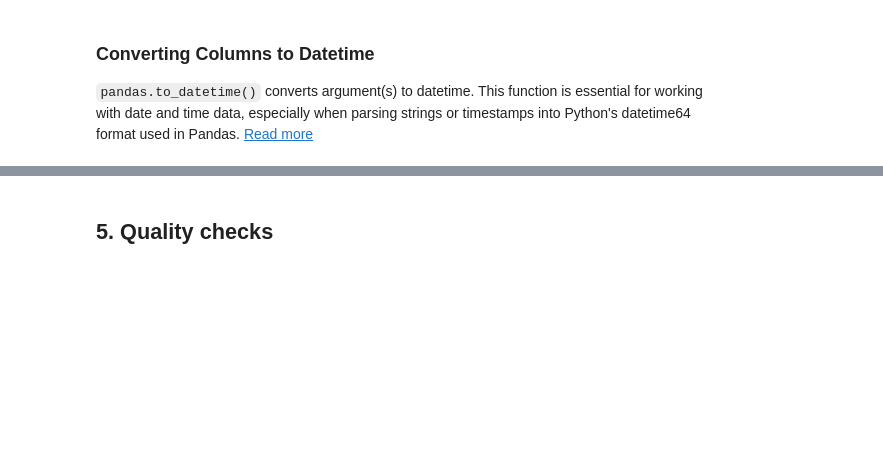
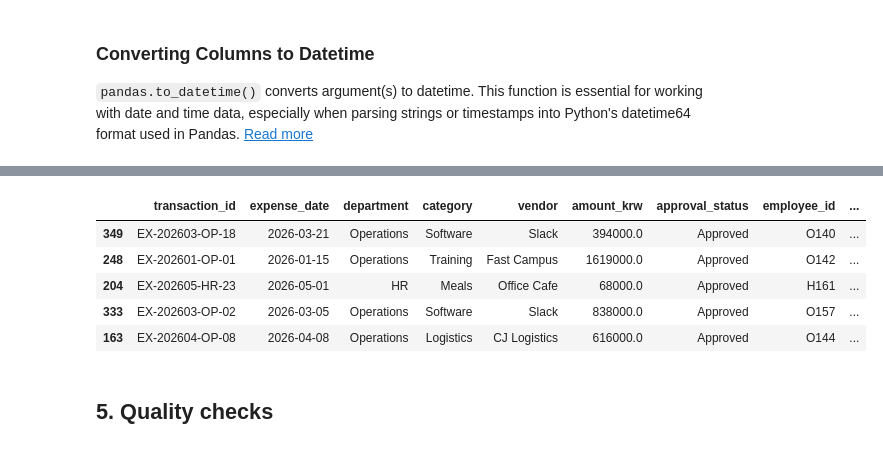
Before and after one commit to Colin7537/Programming-for-Analytics_ChanjoongKim, a Jupyter notebook: session4_exercise.ipynb, the cells around one changed output, grey strips where cells are left out. Cells and saved outputs as stored; diff of their text form; code cells hidden in the pictures; blank space fills up the shorter version.

```diff
--- a/session4_exercise.ipynb
+++ b/session4_exercise.ipynb
@@ -343,5 +397,12 @@ transformed_df['amount_krw'] = pd.to_numeric(
 # %%
-transformed_df.head()
+transformed_df.sample(5)
+# %% [output]
+|  | transaction_id | expense_date | department | category | vendor | amount_krw | approval_status | employee_id | ... |
+| 349 | EX-202603-OP-18 | 2026-03-21 | Operations | Software | Slack | 394000.0 | Approved | O140 | ... |
+| 248 | EX-202601-OP-01 | 2026-01-15 | Operations | Training | Fast Campus | 1619000.0 | Approved | O142 | ... |
+| 204 | EX-202605-HR-23 | 2026-05-01 | HR | Meals | Office Cafe | 68000.0 | Approved | H161 | ... |
+| 333 | EX-202603-OP-02 | 2026-03-05 | Operations | Software | Slack | 838000.0 | Approved | O157 | ... |
+| 163 | EX-202604-OP-08 | 2026-04-08 | Operations | Logistics | CJ Logistics | 616000.0 | Approved | O144 | ... |
 # %%
 # Less find out if there are duplicates in the transaction_id column
 # %%
```
Also changed, not shown: parts of 4 cells of this notebook.
